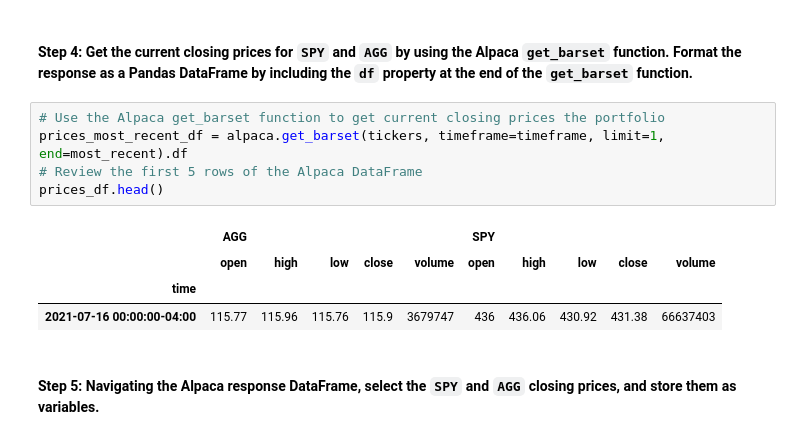
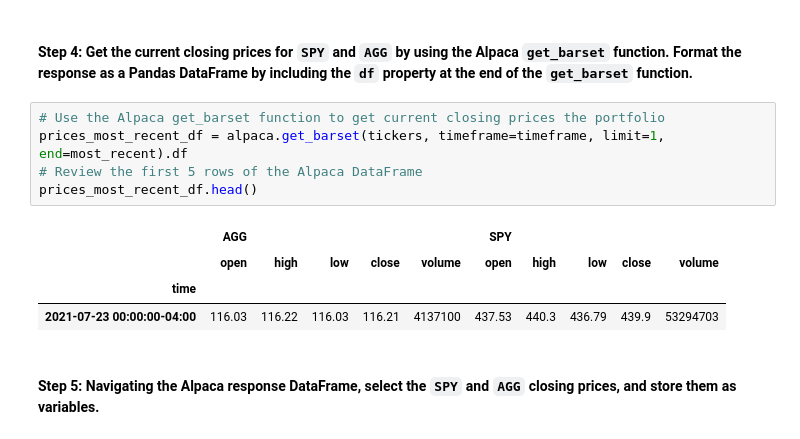
Before and after one commit to pentius00/05_Financial_Planner, a Jupyter notebook: financial_planning_tools.ipynb, the cells around one changed output. Drawn from its saved outputs; the diff is of its cells as text.

Commit message:
fixed bug in dataframe name

```diff
--- a/financial_planning_tools.ipynb
+++ b/financial_planning_tools.ipynb
@@ -221,13 +221,13 @@ Most recent trading day: 2021-07-16
 # %%
 # Use the Alpaca get_barset function to get current closing prices the portfolio
 prices_most_recent_df = alpaca.get_barset(tickers, timeframe=timeframe, limit=1, end=most_recent).df
 # Review the first 5 rows of the Alpaca DataFrame
-prices_df.head()
+prices_most_recent_df.head()
 # %% [output]
 |  | AGG |  |  |  |  | SPY |  |  |  |  |
 |  | open | high | low | close | volume | open | high | low | close | volume |
 | time |  |  |  |  |  |  |  |  |  |  |
-| 2021-07-16 00:00:00-04:00 | 115.77 | 115.96 | 115.76 | 115.9 | 3679747 | 436 | 436.06 | 430.92 | 431.38 | 66637403 |
+| 2021-07-23 00:00:00-04:00 | 116.03 | 116.22 | 116.03 | 116.21 | 4137100 | 437.53 | 440.3 | 436.79 | 439.9 | 53294703 |
 # %% [markdown]
 #### Step 5: Navigating the Alpaca response DataFrame, select the `SPY` and `AGG` closing prices, and store them as variables.
 # %%
```
Also changed, not shown: parts of 34 cells of this notebook, 1 other file.
